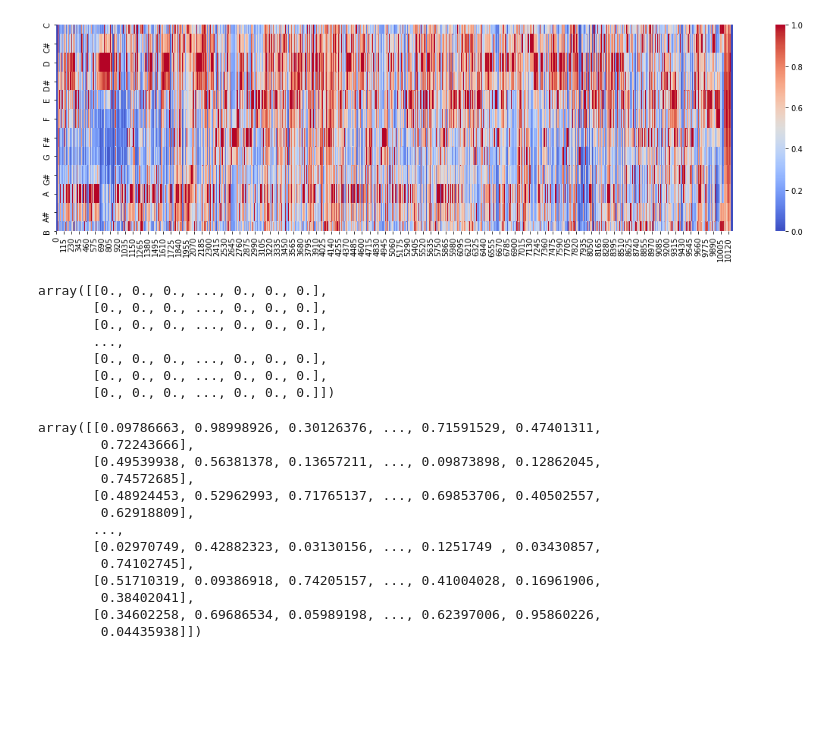
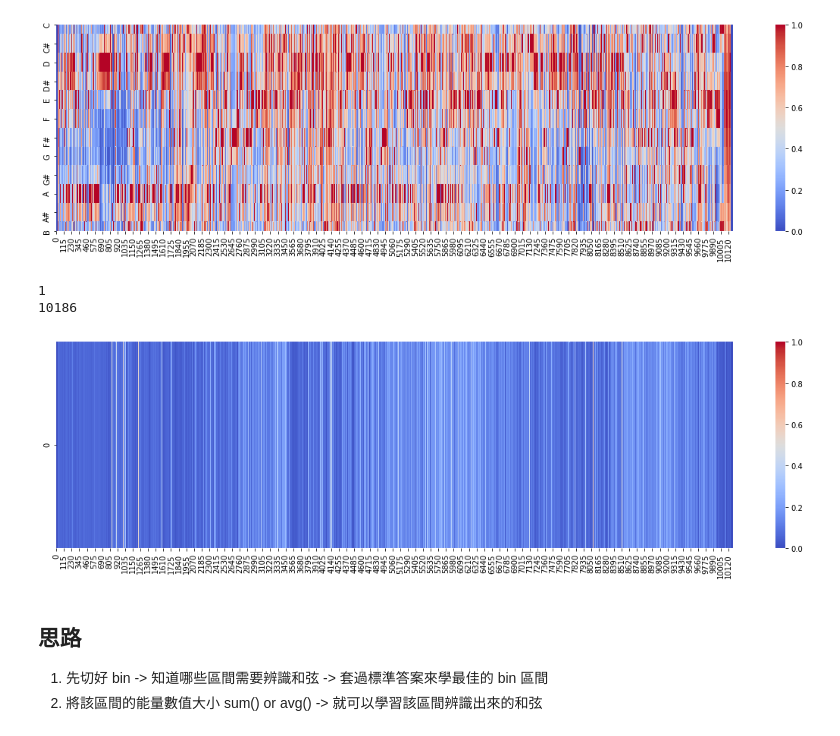
Before and after one commit to pcchencode/chords_recogn, a Jupyter notebook: chroma.ipynb, the cells around one changed output. Drawn from its saved outputs; the diff is of its cells as text; code cells hidden in the pictures; blank space fills up the shorter version.

```diff
--- a/chroma.ipynb
+++ b/chroma.ipynb
@@ -78,31 +58,25 @@ ax = sns.heatmap(chroma_lst, vmin=0, vmax=1, cmap="coolwarm", yticklabels=y_axis
 plt.show() # 畫出12個半音的能量分佈圖
 # %% [output]
 [figure]
-# %%
-lst = [chroma_stft[i] for i in range(0, 12)]
-# np.array([chroma_stft[0], chroma_stft[1], chroma_stft[2], chroma_stft[3], ])
-np.array(lst)
-# %% [output]
-array([[0., 0., 0., ..., 0., 0., 0.],
-       [0., 0., 0., ..., 0., 0., 0.],
-       [0., 0., 0., ..., 0., 0., 0.],
-       ...,
-       [0., 0., 0., ..., 0., 0., 0.],
-       [0., 0., 0., ..., 0., 0., 0.],
-       [0., 0., 0., ..., 0., 0., 0.]])
-# %%
-np.random.rand(12, 10186)
-# %% [output]
-array([[0.09786663, 0.98998926, 0.30126376, ..., 0.71591529, 0.47401311,
-        0.72243666],
-       [0.49539938, 0.56381378, 0.13657211, ..., 0.09873898, 0.12862045,
-        0.74572685],
-       [0.48924453, 0.52962993, 0.71765137, ..., 0.69853706, 0.40502557,
-        0.62918809],
-       ...,
-       [0.02970749, 0.42882323, 0.03130156, ..., 0.1251749 , 0.03430857,
-        0.74102745],
-       [0.51710319, 0.09386918, 0.74205157, ..., 0.41004028, 0.16961906,
-        0.38402041],
-       [0.34602258, 0.69686534, 0.05989198, ..., 0.62397006, 0.95860226,
-        0.04435938]])
+# %%
+zero_crossing_rate = js['zero_crossing_rate']
+print(len(zero_crossing_rate))
+print(len(zero_crossing_rate[0]))
+# %% [output]
+1
+10186
+# %%
+lst = [zero_crossing_rate[0]]
+zr_lst = np.array(lst)
+
+plt.figure(figsize = (20,5))
+uniform_data = np.random.rand(12, 10186)
+# y_axis_labels = ['C', 'C#', 'D', 'D#', 'E', 'F', 'F#', 'G', 'G#', 'A', 'A#', 'B']
+ax = sns.heatmap(zr_lst, vmin=0, vmax=1, cmap="coolwarm")#, yticklabels=y_axis_labels)
+plt.show() # 畫出12個半音的能量分佈圖
+# %% [output]
+[figure, added]
+# %% [markdown]
+## 思路
+1. 先切好 bin -> 知道哪些區間需要辨識和弦 -> 套過標準答案來學最佳的 bin 區間
+2. 將該區間的能量數值大小 sum() or avg() -> 就可以學習該區間辨識出來的和弦
```
Also changed, not shown: parts of 1 cell of this notebook.
